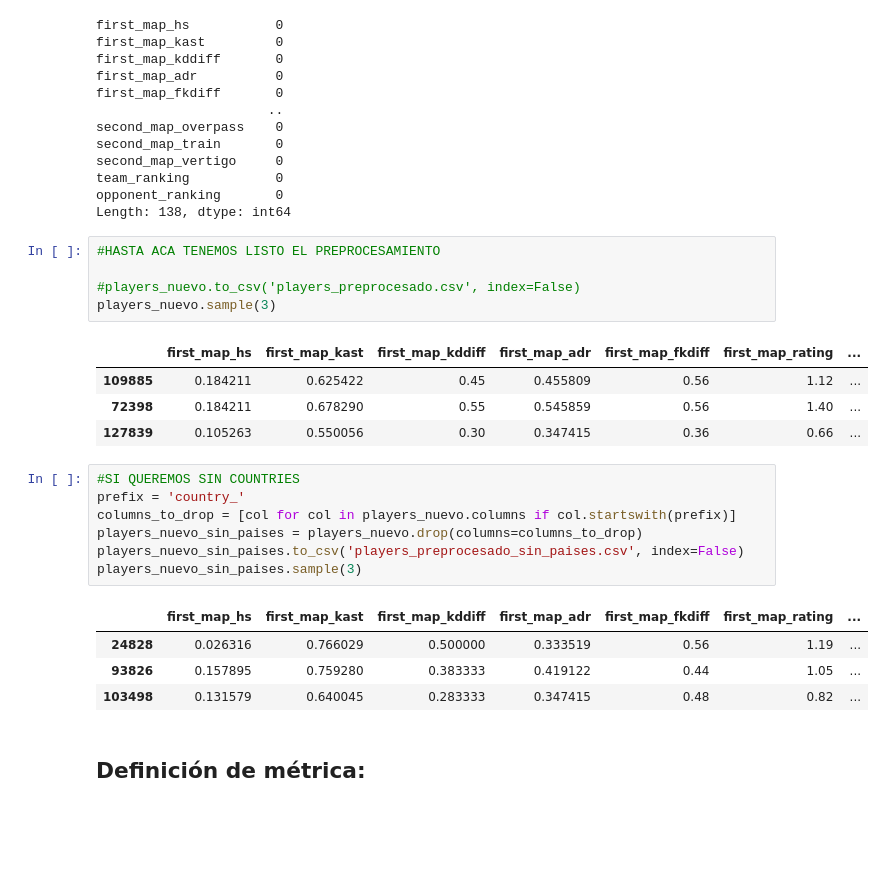
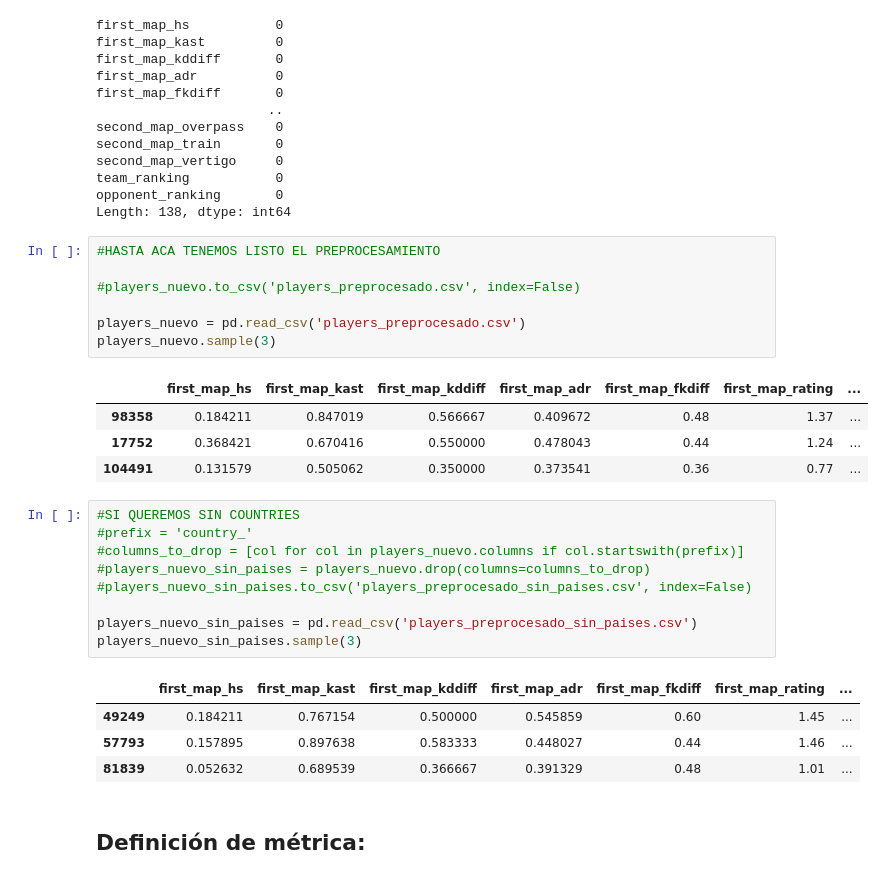
Before and after one commit to UlisesCravero/tp_ml_Cravero_Pautasso, a Jupyter notebook: tp2_EDA-Copy1.ipynb, the cells around one changed output. Cells and saved outputs as stored; diff of their text form; blank space fills up the shorter version.

```diff
--- a/tp2_EDA-Copy1.ipynb
+++ b/tp2_EDA-Copy1.ipynb
@@ -230,25 +230,29 @@ Length: 138, dtype: int64
 # %%
 #HASTA ACA TENEMOS LISTO EL PREPROCESAMIENTO
 
 #players_nuevo.to_csv('players_preprocesado.csv', index=False)
+
+players_nuevo = pd.read_csv('players_preprocesado.csv')
 players_nuevo.sample(3)
 # %% [output]
 |  | first_map_hs | first_map_kast | first_map_kddiff | first_map_adr | first_map_fkdiff | first_map_rating | ... |
-| 109885 | 0.184211 | 0.625422 | 0.45 | 0.455809 | 0.56 | 1.12 | ... |
-| 72398 | 0.184211 | 0.678290 | 0.55 | 0.545859 | 0.56 | 1.40 | ... |
-| 127839 | 0.105263 | 0.550056 | 0.30 | 0.347415 | 0.36 | 0.66 | ... |
+| 98358 | 0.184211 | 0.847019 | 0.566667 | 0.409672 | 0.48 | 1.37 | ... |
+| 17752 | 0.368421 | 0.670416 | 0.550000 | 0.478043 | 0.44 | 1.24 | ... |
+| 104491 | 0.131579 | 0.505062 | 0.350000 | 0.373541 | 0.36 | 0.77 | ... |
 # %%
 #SI QUEREMOS SIN COUNTRIES
-prefix = 'country_'
-columns_to_drop = [col for col in players_nuevo.columns if col.startswith(prefix)]
-players_nuevo_sin_paises = players_nuevo.drop(columns=columns_to_drop)
-players_nuevo_sin_paises.to_csv('players_preprocesado_sin_paises.csv', index=False)
+#prefix = 'country_'
+#columns_to_drop = [col for col in players_nuevo.columns if col.startswith(prefix)]
+#players_nuevo_sin_paises = players_nuevo.drop(columns=columns_to_drop)
+#players_nuevo_sin_paises.to_csv('players_preprocesado_sin_paises.csv', index=False)
+
+players_nuevo_sin_paises = pd.read_csv('players_preprocesado_sin_paises.csv')
 players_nuevo_sin_paises.sample(3)
 # %% [output]
 |  | first_map_hs | first_map_kast | first_map_kddiff | first_map_adr | first_map_fkdiff | first_map_rating | ... |
-| 24828 | 0.026316 | 0.766029 | 0.500000 | 0.333519 | 0.56 | 1.19 | ... |
-| 93826 | 0.157895 | 0.759280 | 0.383333 | 0.419122 | 0.44 | 1.05 | ... |
-| 103498 | 0.131579 | 0.640045 | 0.283333 | 0.347415 | 0.48 | 0.82 | ... |
+| 49249 | 0.184211 | 0.767154 | 0.500000 | 0.545859 | 0.60 | 1.45 | ... |
+| 57793 | 0.157895 | 0.897638 | 0.583333 | 0.448027 | 0.44 | 1.46 | ... |
+| 81839 | 0.052632 | 0.689539 | 0.366667 | 0.391329 | 0.48 | 1.01 | ... |
 # %% [markdown]
 ## Definición de métrica:
 # %% [markdown]
```
Also changed, not shown: parts of 12 cells of this notebook.
